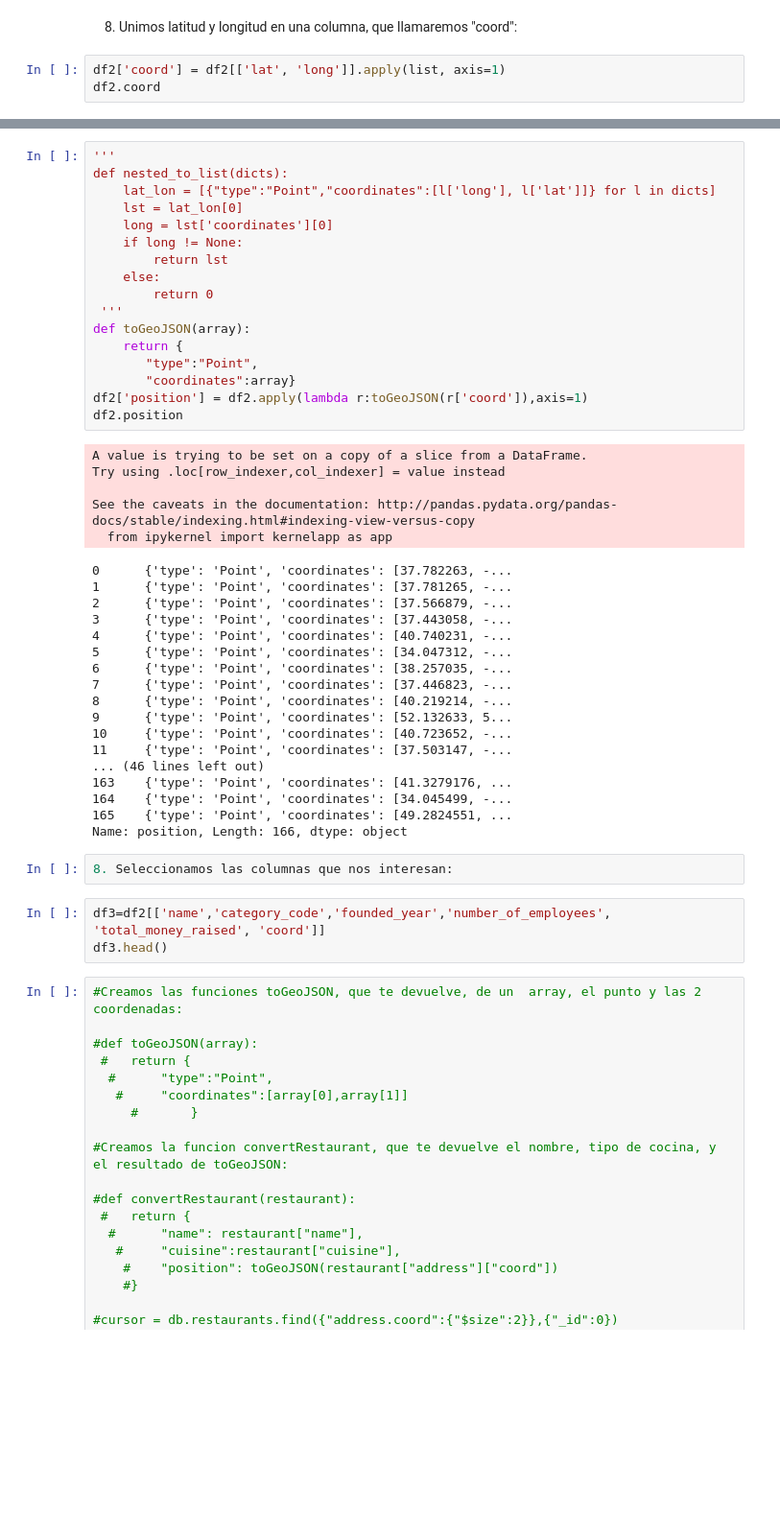
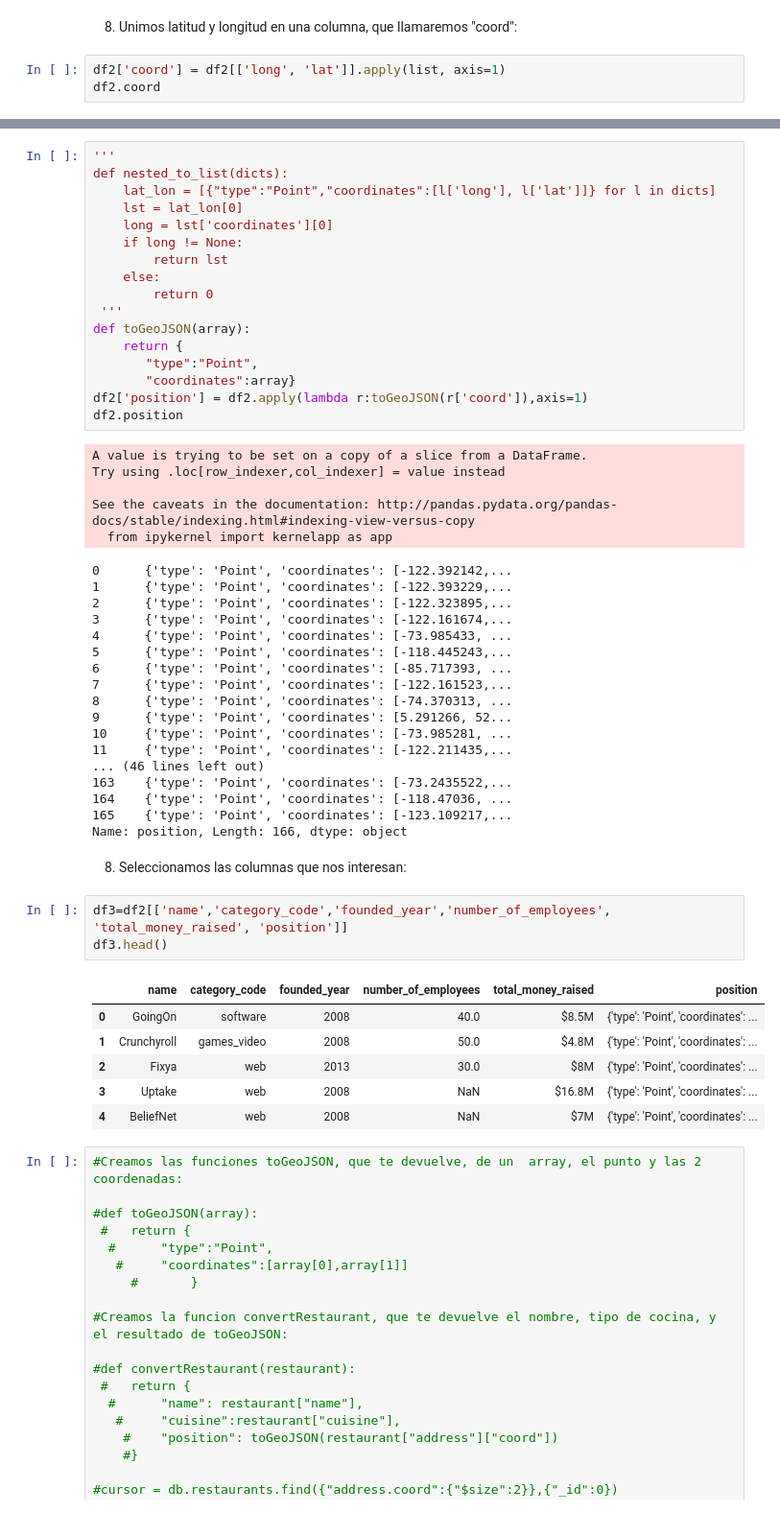
Before and after one commit to LauraRepullo/datamad0119, a Jupyter notebook: module-2/tableau-project/your-code/solution.md.ipynb, the cells around one changed output, grey strips where cells are left out. Shown at 96% size. Cells and saved outputs as stored; diff of their text form; blank space fills up the shorter version.

```diff
--- a/module-2/tableau-project/your-code/solution.md.ipynb
+++ b/module-2/tableau-project/your-code/solution.md.ipynb
@@ -218,7 +218,7 @@ Index(['level_0', 'index', '_id', 'acquisition', 'acquisitions', 'alias_list',
 # %% [markdown]
 8. Unimos latitud y longitud en una columna, que llamaremos "coord":
 # %%
-df2['coord'] = df2[['lat', 'long']].apply(list, axis=1)
+df2['coord'] = df2[['long', 'lat']].apply(list, axis=1)
 df2.coord
 # %% [output]
 A value is trying to be set on a copy of a slice from a DataFrame.
@@ -266,28 +266,35 @@ Try using .loc[row_indexer,col_indexer] = value instead
 
 See the caveats in the documentation: http://pandas.pydata.org/pandas-docs/stable/indexing.html#indexing-view-versus-copy
   from ipykernel import kernelapp as app
-0      {'type': 'Point', 'coordinates': [37.782263, -...
-1      {'type': 'Point', 'coordinates': [37.781265, -...
-2      {'type': 'Point', 'coordinates': [37.566879, -...
-3      {'type': 'Point', 'coordinates': [37.443058, -...
-4      {'type': 'Point', 'coordinates': [40.740231, -...
-5      {'type': 'Point', 'coordinates': [34.047312, -...
-6      {'type': 'Point', 'coordinates': [38.257035, -...
-7      {'type': 'Point', 'coordinates': [37.446823, -...
-8      {'type': 'Point', 'coordinates': [40.219214, -...
-9      {'type': 'Point', 'coordinates': [52.132633, 5...
-10     {'type': 'Point', 'coordinates': [40.723652, -...
-11     {'type': 'Point', 'coordinates': [37.503147, -...
+0      {'type': 'Point', 'coordinates': [-122.392142,...
+1      {'type': 'Point', 'coordinates': [-122.393229,...
+2      {'type': 'Point', 'coordinates': [-122.323895,...
+3      {'type': 'Point', 'coordinates': [-122.161674,...
+4      {'type': 'Point', 'coordinates': [-73.985433, ...
+5      {'type': 'Point', 'coordinates': [-118.445243,...
+6      {'type': 'Point', 'coordinates': [-85.717393, ...
+7      {'type': 'Point', 'coordinates': [-122.161523,...
+8      {'type': 'Point', 'coordinates': [-74.370313, ...
+9      {'type': 'Point', 'coordinates': [5.291266, 52...
+10     {'type': 'Point', 'coordinates': [-73.985281, ...
+11     {'type': 'Point', 'coordinates': [-122.211435,...
 ... (46 lines left out)
-163    {'type': 'Point', 'coordinates': [41.3279176, ...
-164    {'type': 'Point', 'coordinates': [34.045499, -...
-165    {'type': 'Point', 'coordinates': [49.2824551, ...
+163    {'type': 'Point', 'coordinates': [-73.2435522,...
+164    {'type': 'Point', 'coordinates': [-118.47036, ...
+165    {'type': 'Point', 'coordinates': [-123.109217,...
 Name: position, Length: 166, dtype: object
-# %%
-8. Seleccionamos las columnas que nos interesan:
+# %% [markdown]
+8. Seleccionamos las columnas que nos interesan:
 # %%
-df3=df2[['name','category_code','founded_year','number_of_employees', 'total_money_raised', 'coord']]
+df3=df2[['name','category_code','founded_year','number_of_employees', 'total_money_raised', 'position']]
 df3.head()
+# %% [output]
+|  | name | category_code | founded_year | number_of_employees | total_money_raised | position |
+| 0 | GoingOn | software | 2008 | 40.0 | $8.5M | {'type': 'Point', 'coordinates': ... |
+| 1 | Crunchyroll | games_video | 2008 | 50.0 | $4.8M | {'type': 'Point', 'coordinates': ... |
+| 2 | Fixya | web | 2013 | 30.0 | $8M | {'type': 'Point', 'coordinates': ... |
+| 3 | Uptake | web | 2008 | NaN | $16.8M | {'type': 'Point', 'coordinates': ... |
+| 4 | BeliefNet | web | 2008 | NaN | $7M | {'type': 'Point', 'coordinates': ... |
 # %%
 #Creamos las funciones toGeoJSON, que te devuelve, de un  array, el punto y las 2 coordenadas:
 
```
Also changed, not shown: parts of 4 cells of this notebook, 1 other file.
